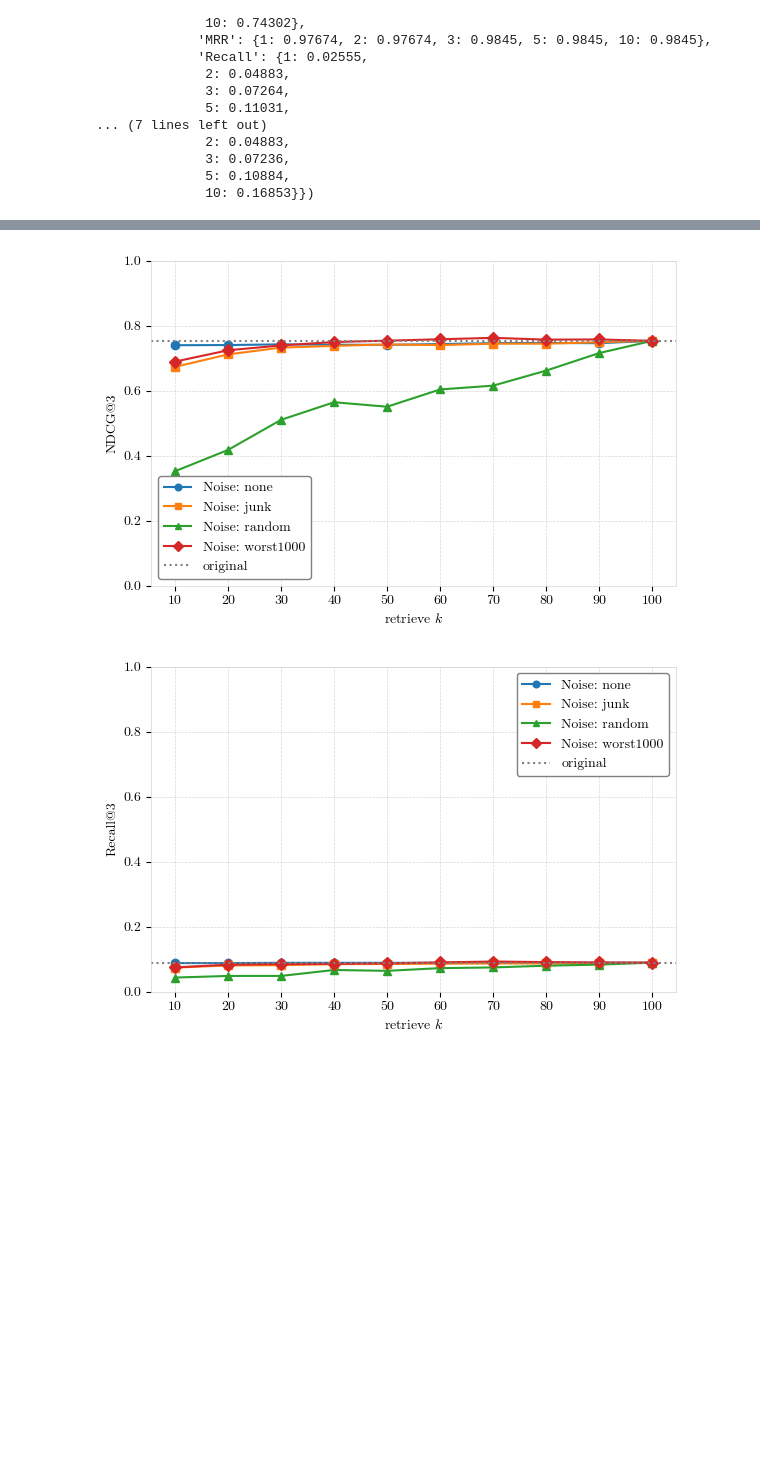
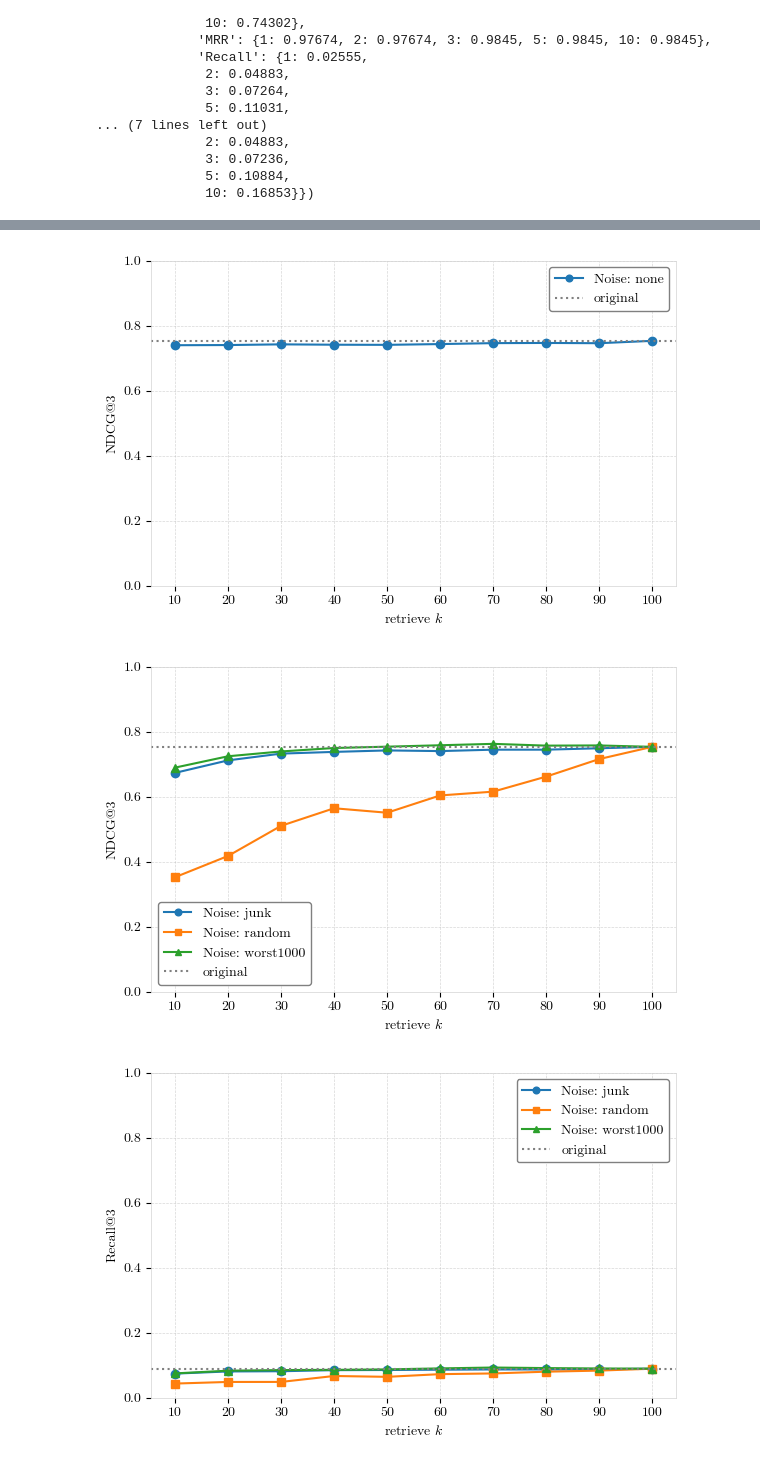
Before and after one commit to PirateEra/MVP, a Jupyter notebook: inference/analysis_robustness_tests.ipynb, the cells around one changed output, grey strips where cells are left out. Saved outputs shown, nothing was run; the diff lists cells and outputs as text; code cells hidden in the pictures; blank space fills up the shorter version.

Commit message:
Seperate Noise NONE and other Noise in plots

```diff
--- a/inference/analysis_robustness_tests.ipynb
+++ b/inference/analysis_robustness_tests.ipynb
@@ -45,6 +45,14 @@ class NoisePassages(Enum):
     JUNK = "junk"
     RANDOM = "random"
     WORST1000 = "worst1000"
+
+    @classmethod
+    def noise_addition(cls) -> list["NoisePassages"]:
+        return [
+            cls.JUNK,
+            cls.RANDOM,
+            cls.WORST1000,
+        ]
 # %%
 def create_log_path(
     log_dir: str | Path,
@@ -147,11 +155,26 @@ defaultdict(dict,
 FIG_DPI = 100
 # FIG_DPI = 300
 
-def plot_retrieve_k_and_noise(dataset, metric: str = "NDCG", metric_k: int = 10):
+
+def plot_retrieve_k_and_noise(
+    dataset,
+    noise_types: NoisePassages | list[NoisePassages],
+    metric: str = "NDCG",
+    metric_k: int = 10,
+):
+    if isinstance(noise_types, NoisePassages):
+        noise_types = [noise_types]
+    elif isinstance(noise_types, list):
+        for n in noise_types:
+            if not isinstance(n, NoisePassages):
+                raise TypeError(
+                    f"All items of `noise_types` are expected to be of type {type(NoisePassages.NONE)}, not {type(n)}"
+                )
+
     marker_cycle = itertools.cycle(["o", "s", "^", "D", "v", "p", "*", "X"])
     plt.figure(figsize=(6, 4), dpi=FIG_DPI)
 
-    for noise in NoisePassages:
+    for noise in noise_types:
         ndcg_values_original = []
         ndcg_values_noise = []
         retrieve_ks = np.array(RETRIEVE_K)
@@ -220,7 +249,9 @@ plot_retrieve_k_and_noise(Dataset.DL20, "Recall", 10)
 # %%
-plot_retrieve_k_and_noise(Dataset.DL20, "NDCG", 3)
-plot_retrieve_k_and_noise(Dataset.DL20, "Recall", 3)
+plot_retrieve_k_and_noise(Dataset.DL20, NoisePassages.NONE, "NDCG", 3)
+plot_retrieve_k_and_noise(Dataset.DL20, NoisePassages.noise_addition(), "NDCG", 3)
+plot_retrieve_k_and_noise(Dataset.DL20, NoisePassages.noise_addition(), "Recall", 3)
 # %% [output]
-[figure, old version]
+[figure, new version]
-[figure, old version]
+[figure, new version]
+[figure, added]
 # %%
```
Also changed, not shown: parts of 9 cells of this notebook.
